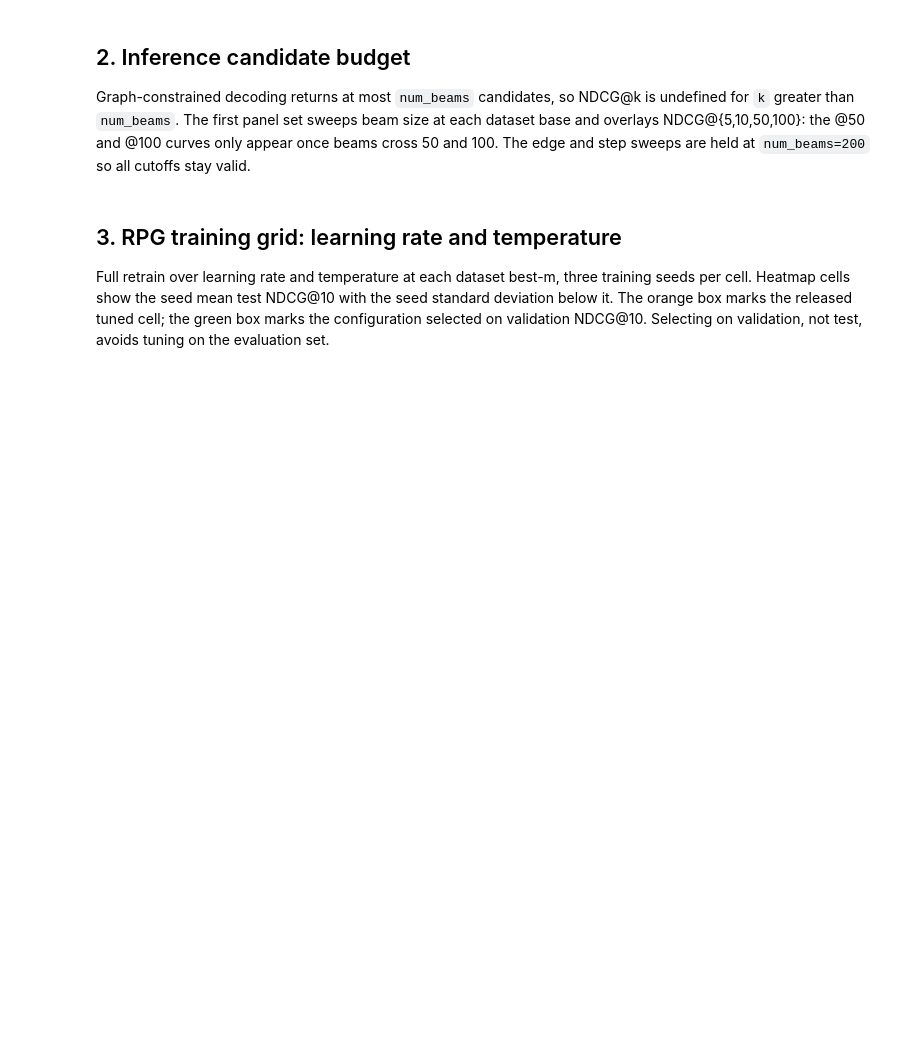
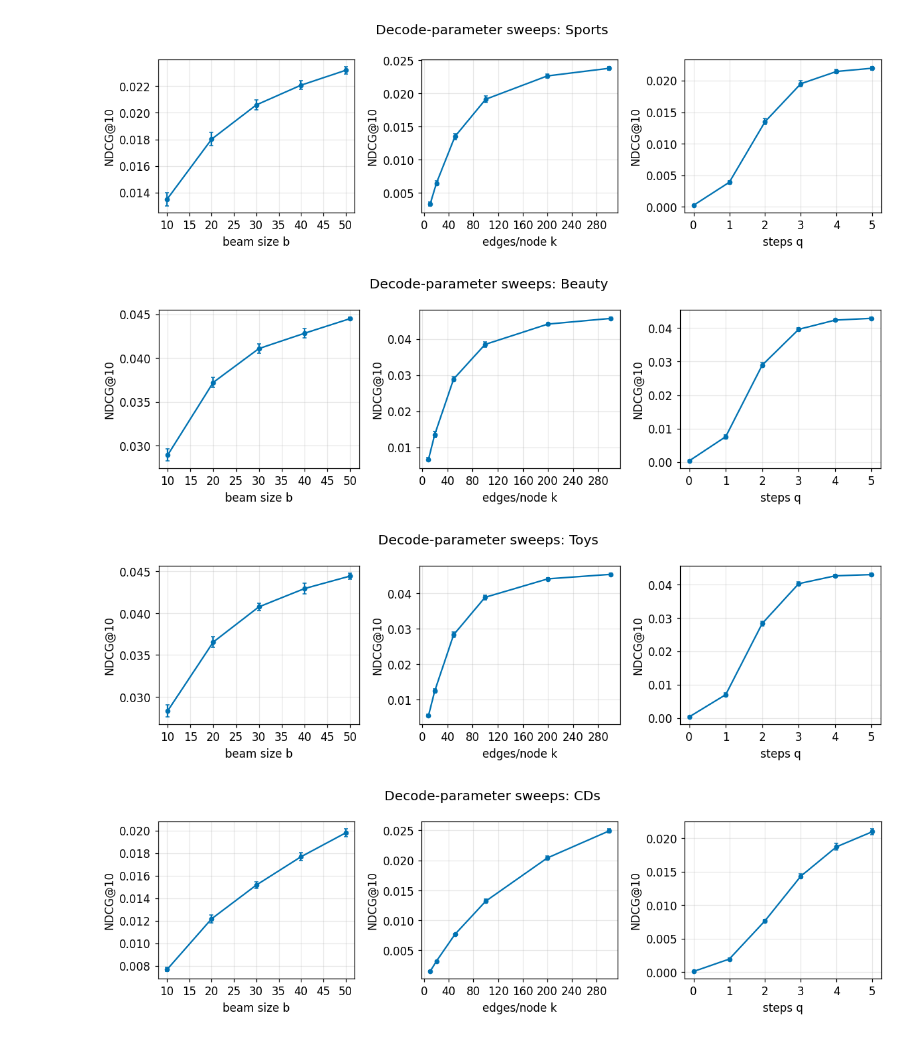
Before and after one commit to NiccoloCase/RPG-uva, a Jupyter notebook: notebooks/results_analysis.ipynb, the cells around one changed output. Cells and saved outputs as stored; diff of their text form; code cells hidden in the pictures; blank space fills up the shorter version.

Commit message:
Add notebook and figures

```diff
--- a/notebooks/results_analysis.ipynb
+++ b/notebooks/results_analysis.ipynb
@@ -78,27 +204,35 @@ Decode-only sweep of beam size `b`, edges per node `k`, and iteration steps `q`,
 # %%
-def fig6_panels(df, dataset, metric="ndcg@10", base=(10, 50, 2)):
+def decode_sweeps(df, dataset, metric="ndcg@10", base=(10, 50, 2)):
+    b0, k0, q0 = base
     sub = df[(df["dataset"] == dataset) & (df["metric"] == metric)]
     if sub.empty:
-        print("no fig6 data for", dataset)
+        print("no decode data for", dataset)
         return
-    b0, k0, q0 = base
-    beam = sub[(sub["n_edges"] == k0) & (sub["propagation_steps"] == q0)].sort_values("num_beams")
-    edge = sub[(sub["num_beams"] == b0) & (sub["propagation_steps"] == q0)].sort_values("n_edges")
-    step = sub[(sub["num_beams"] == b0) & (sub["n_edges"] == k0)].sort_values("propagation_steps")
-    fig, axes = plt.subplots(1, 3, figsize=(11, 3.2), sharey=True)
-    for ax, (x, d, title) in zip(axes, [("num_beams", beam, "beam size b"), ("n_edges", edge, "edges per node k"), ("propagation_steps", step, "iteration steps q")]):
+    panels = [("num_beams", {"n_edges": k0, "propagation_steps": q0}, "beam size b"),
+              ("n_edges", {"num_beams": b0, "propagation_steps": q0}, "edges/node k"),
+              ("propagation_steps", {"num_beams": b0, "n_edges": k0}, "steps q")]
+    fig, axes = plt.subplots(1, 3, figsize=(11, 3.3))   # independent axes (no sharex/sharey)
+    for ax, (x, hold, xlabel) in zip(axes, panels):
+        d = sub
+        for hk, hv in hold.items():
+            d = d[d[hk] == hv]
+        d = d.sort_values(x)
         if not d.empty:
-            ax.errorbar(d[x], d["mean"], yerr=d["std"], marker="o", color=WONG[0], capsize=3)
-        ax.axhline(PAPER_BEST_NDCG10.get(dataset), ls="--", color=WONG[6], lw=1, label="paper best-m")
-        ax.set_xlabel(title)
+            ax.errorbar(d[x], d["mean"], yerr=d["std"].fillna(0), marker="o", ms=4,
+                        color=WONG[0], capsize=2)
+        ax.set_xlabel(xlabel)
+        ax.set_ylabel(metric.upper())
         ax.xaxis.set_major_locator(MaxNLocator(integer=True))
-    axes[0].set_ylabel(metric.upper())
-    axes[0].legend(frameon=False, fontsize=8)
-    fig.suptitle("Figure 6 replication: " + LABELS[dataset])
+    fig.suptitle(f"Decode-parameter sweeps: {LABELS[dataset]}")
     fig.tight_layout()
-    for ext in ("pdf", "png"):
-        fig.savefig(FIG_DIR / f"fig6_{dataset}.{ext}", bbox_inches="tight")
+    save(fig, f"decode_{dataset}")
     plt.show()
 
 
-fig6_panels(fig6, "sports_and_outdoors")
+for ds in DATASETS:
+    decode_sweeps(fig6, ds)
+# %% [output]
+[figure, added]
+[figure, added]
+[figure, added]
+[figure, added]
@@ -108,4 +238,0 @@ for ds in ["beauty", "toys_and_games", "cds_and_vinyl"]:
-# %% [markdown]
-## 2. Inference candidate budget
-
-Graph-constrained decoding returns at most `num_beams` candidates, so NDCG@k is undefined for `k` greater than `num_beams`. The first panel set sweeps beam size at each dataset base and overlays NDCG@{5,10,50,100}: the @50 and @100 curves only appear once beams cross 50 and 100. The edge and step sweeps are held at `num_beams=200` so all cutoffs stay valid.
@@ -167,4 +238,0 @@ fixed_beam_sweep(infer, "propagation_steps", 0, "iteration steps q", "step_sweep
-# %% [markdown]
-## 3. RPG training grid: learning rate and temperature
-
-Full retrain over learning rate and temperature at each dataset best-m, three training seeds per cell. Heatmap cells show the seed mean test NDCG@10 with the seed standard deviation below it. The orange box marks the released tuned cell; the green box marks the configuration selected on validation NDCG@10. Selecting on validation, not test, avoids tuning on the evaluation set.
```
Also changed, not shown: parts of 24 cells of this notebook, 14 other files.
